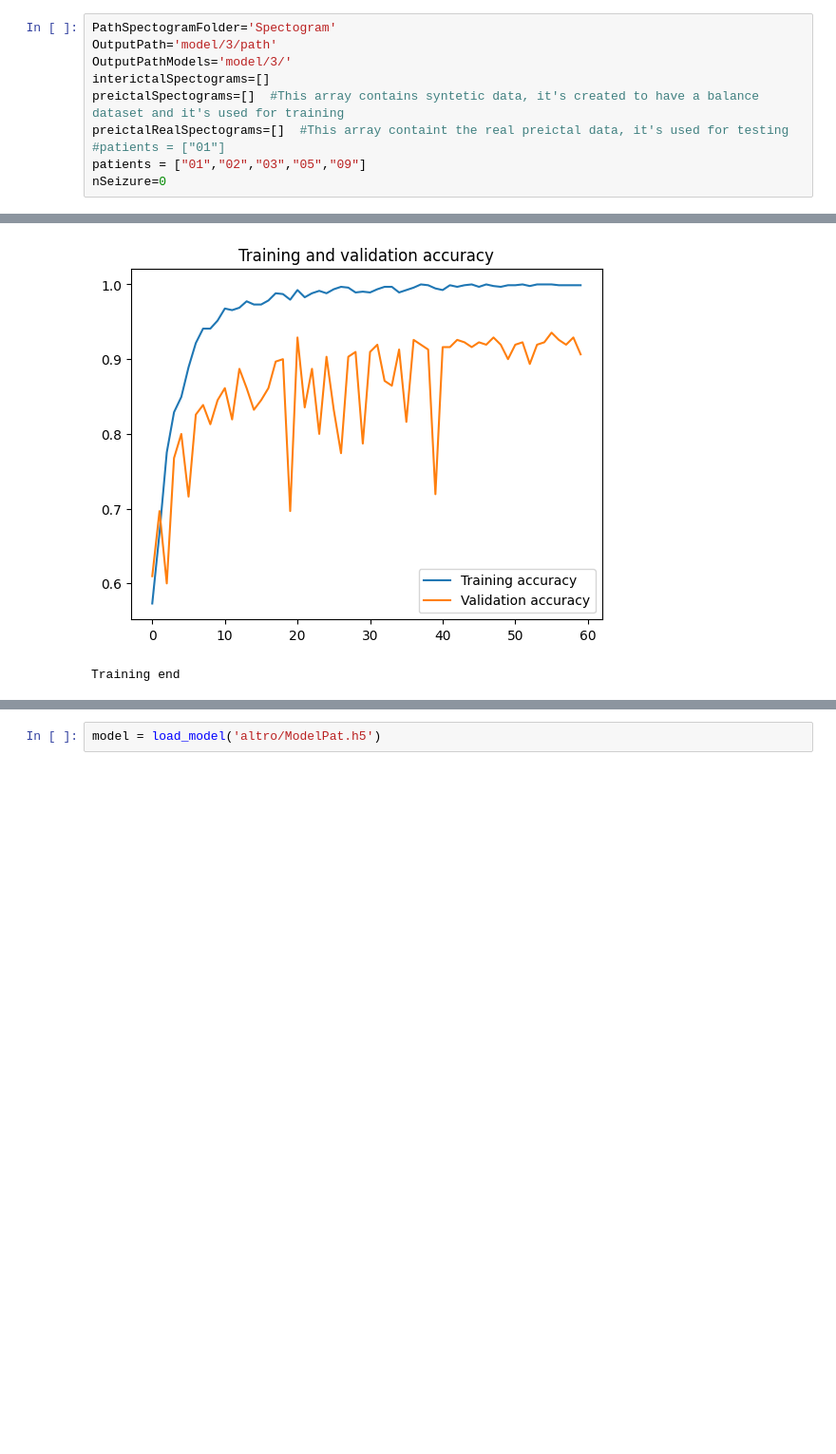
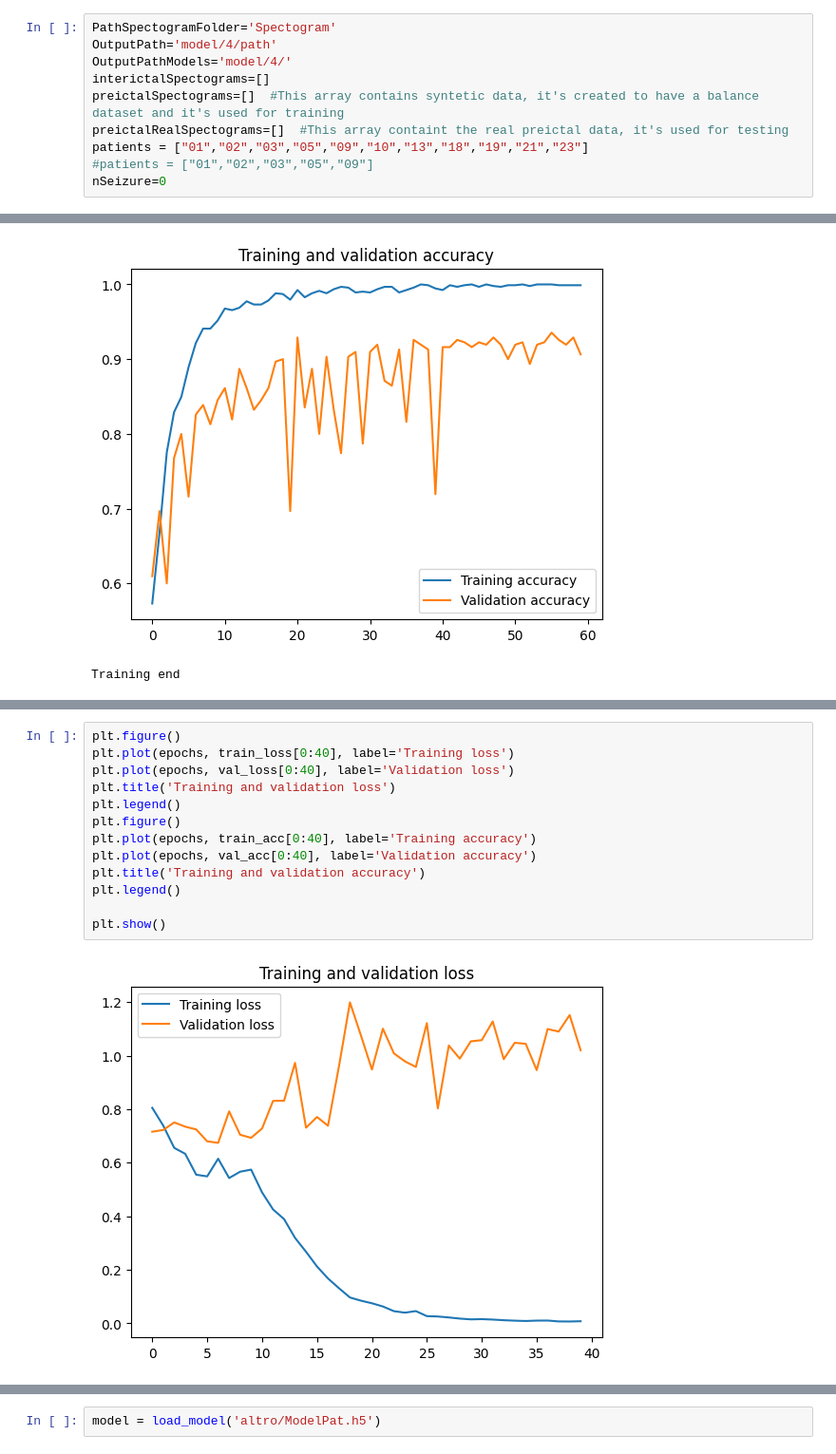
Before and after one commit to ChiaraAnsaldo/Neural-network-for-eeg-signal-analysis-for-epileptic-seizure-detection, a Jupyter notebook: CNN_Classification.ipynb, the cells around one changed output, grey strips where cells are left out. Shown at 95% size. Cells and saved outputs as stored; diff of their text form; blank space fills up the shorter version.

```diff
--- a/CNN_Classification.ipynb
+++ b/CNN_Classification.ipynb
@@ -14,13 +15,13 @@ import matplotlib.pyplot as plt
 from keras.models import load_model
 # %%
 PathSpectogramFolder='Spectogram'
-OutputPath='model/3/path'
-OutputPathModels='model/3/'
+OutputPath='model/4/path'
+OutputPathModels='model/4/'
 interictalSpectograms=[]
 preictalSpectograms=[]  #This array contains syntetic data, it's created to have a balance dataset and it's used for training
 preictalRealSpectograms=[]  #This array containt the real preictal data, it's used for testing
-#patients = ["01"]
-patients = ["01","02","03","05","09"]
+patients = ["01","02","03","05","09","10","13","18","19","21","23"]
+#patients = ["01","02","03","05","09"]
 nSeizure=0
 # %%
 def loadSpectogramData(indexPat):
@@ -321,0 +459,15 @@ Training end
+# %%
+plt.figure()
+plt.plot(epochs, train_loss[0:40], label='Training loss')
+plt.plot(epochs, val_loss[0:40], label='Validation loss')
+plt.title('Training and validation loss')
+plt.legend()
+plt.figure()
+plt.plot(epochs, train_acc[0:40], label='Training accuracy')
+plt.plot(epochs, val_acc[0:40], label='Validation accuracy')
+plt.title('Training and validation accuracy')
+plt.legend()
+
+plt.show()
+# %% [output]
+[figure, added]
```
Also changed, not shown: parts of 12 cells of this notebook, 4 other files.
